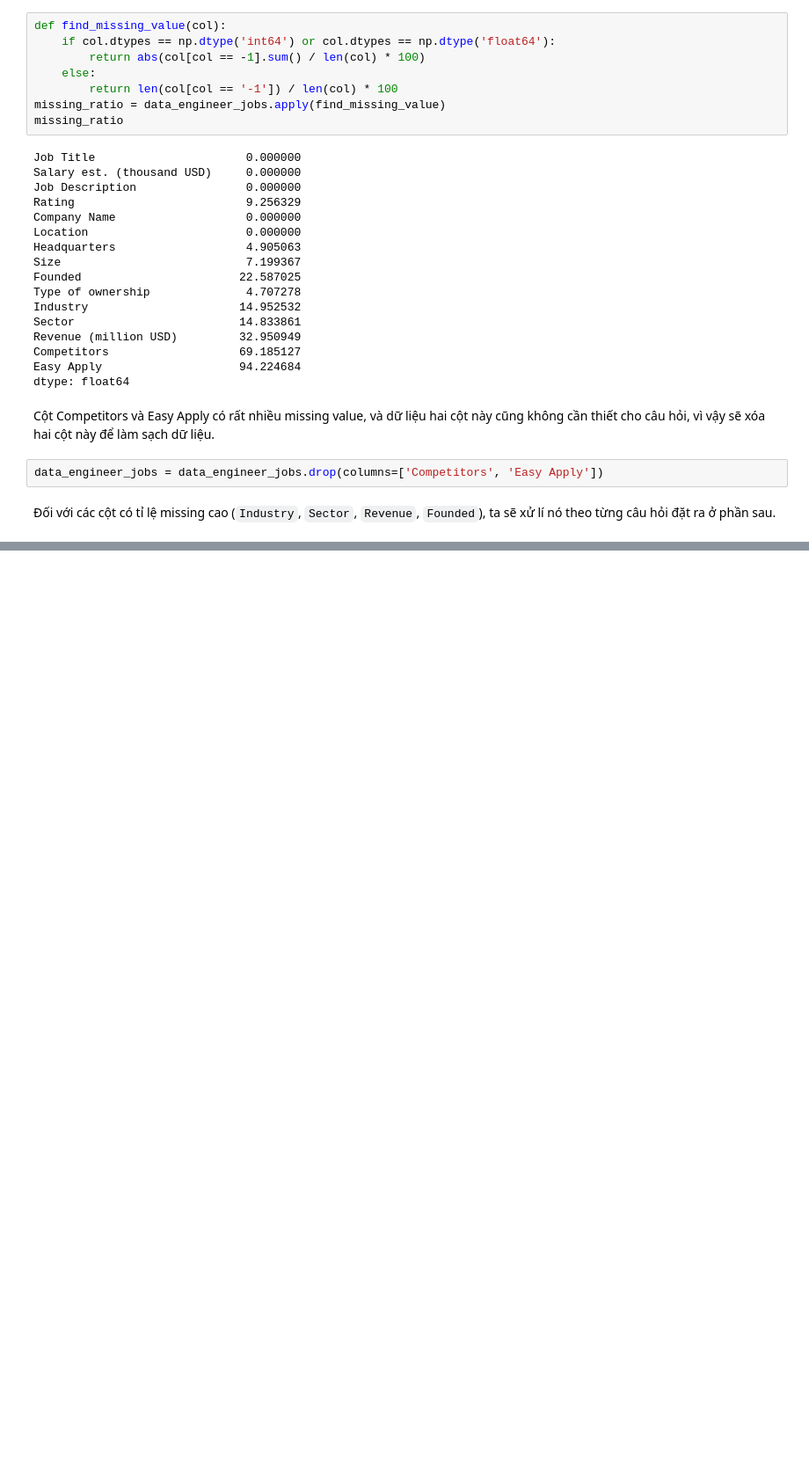
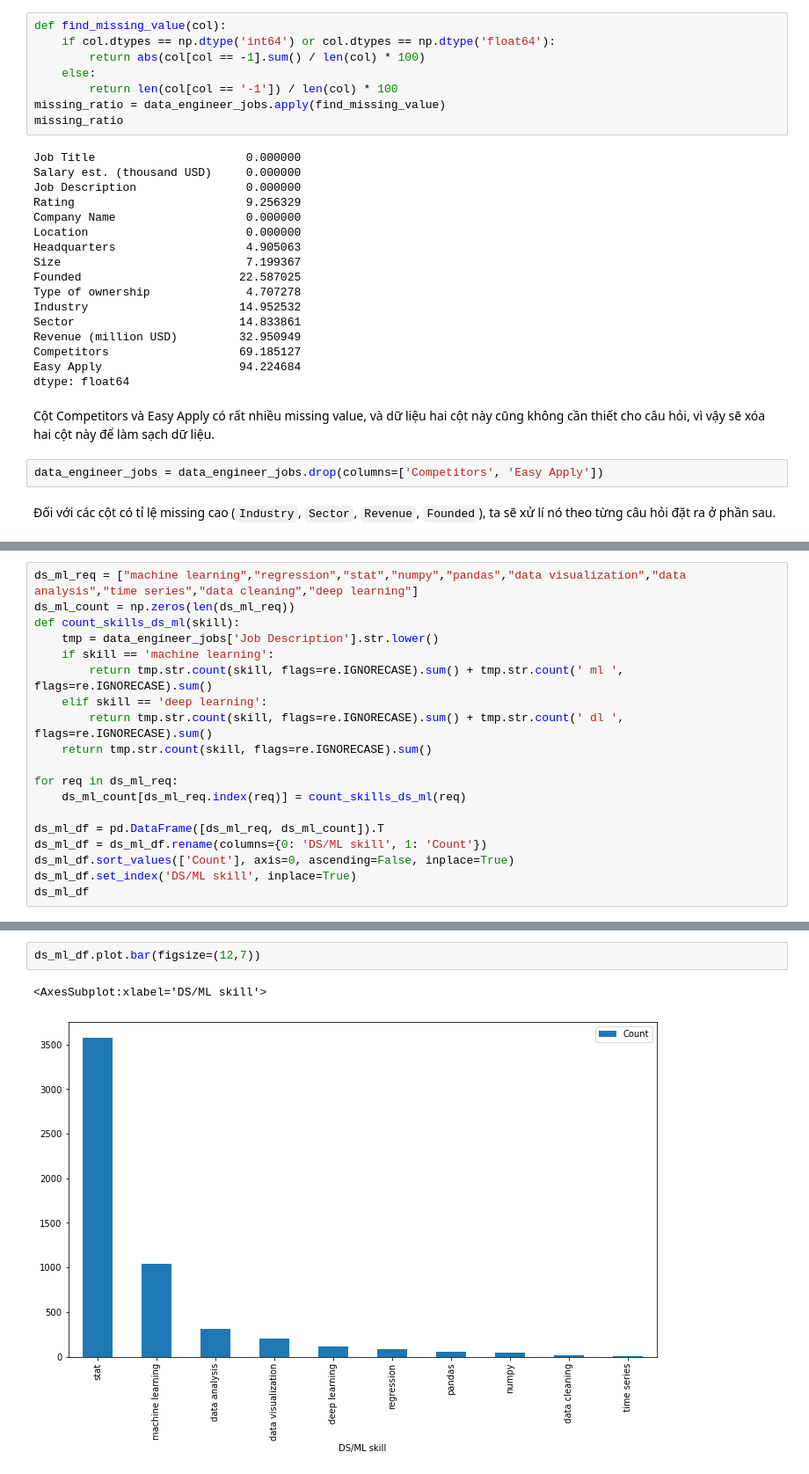
Before and after one commit to Hien-Hirune/FinalProject_KHDL, a Jupyter notebook: Analysis.ipynb, the cells around one changed output, grey strips where cells are left out. Shown at 88% size. Drawn from its saved outputs; the diff is of its cells as text; blank space fills up the shorter version.

```diff
--- a/Analysis.ipynb
+++ b/Analysis.ipynb
@@ -288,0 +517,19 @@ tmp[['Location','Revenue (million USD)']]
+# %%
+ds_ml_req = ["machine learning","regression","stat","numpy","pandas","data visualization","data analysis","time series","data cleaning","deep learning"]
+ds_ml_count = np.zeros(len(ds_ml_req))
+def count_skills_ds_ml(skill):
+    tmp = data_engineer_jobs['Job Description'].str.lower()
+    if skill == 'machine learning':
+        return tmp.str.count(skill, flags=re.IGNORECASE).sum() + tmp.str.count(' ml ', flags=re.IGNORECASE).sum()
+    elif skill == 'deep learning':
+        return tmp.str.count(skill, flags=re.IGNORECASE).sum() + tmp.str.count(' dl ', flags=re.IGNORECASE).sum()
+    return tmp.str.count(skill, flags=re.IGNORECASE).sum()
+
+for req in ds_ml_req:
+    ds_ml_count[ds_ml_req.index(req)] = count_skills_ds_ml(req)
+
+ds_ml_df = pd.DataFrame([ds_ml_req, ds_ml_count]).T
+ds_ml_df = ds_ml_df.rename(columns={0: 'DS/ML skill', 1: 'Count'})
+ds_ml_df.sort_values(['Count'], axis=0, ascending=False, inplace=True)
+ds_ml_df.set_index('DS/ML skill', inplace=True)
+ds_ml_df
@@ -288,0 +549,5 @@ tmp[['Location','Revenue (million USD)']]
+# %%
+ds_ml_df.plot.bar(figsize=(12,7))
+# %% [output]
+<AxesSubplot:xlabel='DS/ML skill'>
+[figure, added]
```
Also changed, not shown: parts of 40 cells of this notebook.
